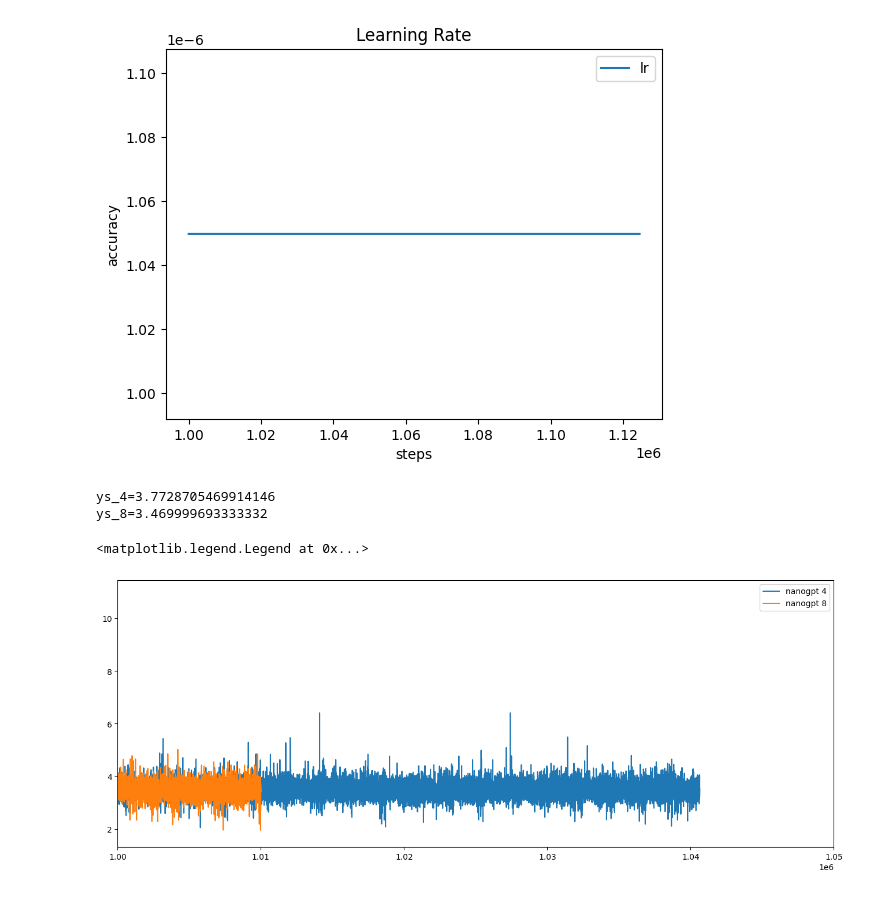
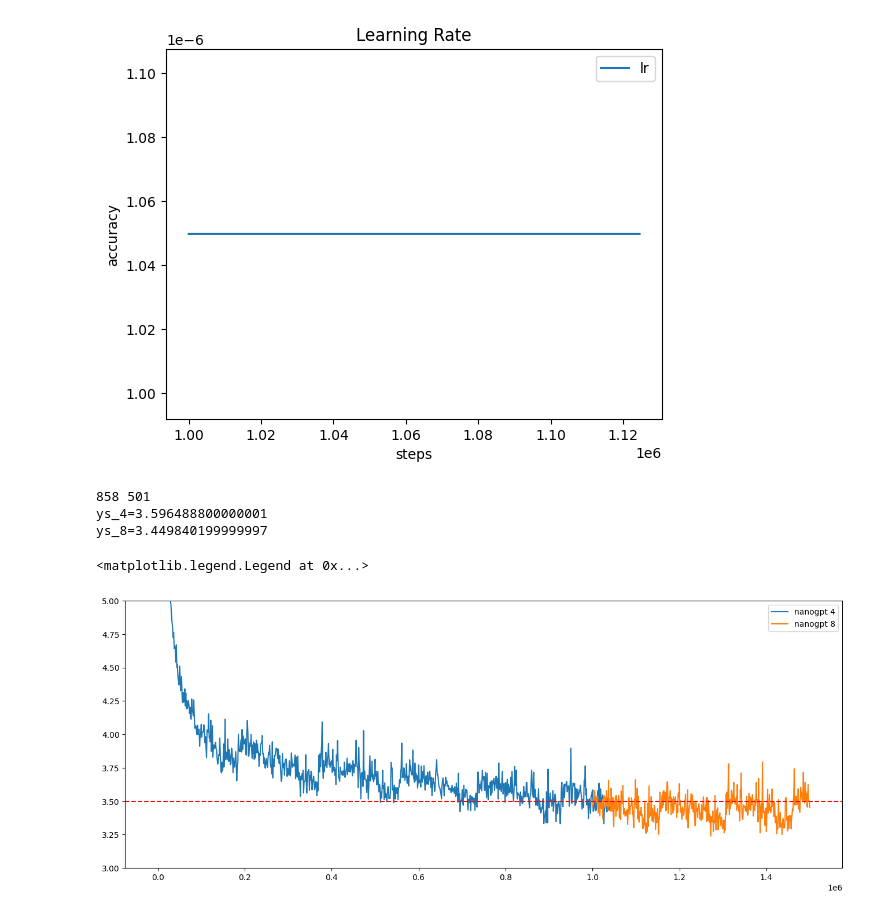
Before and after one commit to Nandkishore51999/decoder-only-transformer, a Jupyter notebook: gpt2_observations.ipynb, the cells around one changed output. Drawn from its saved outputs; the diff is of its cells as text; code cells hidden in the pictures.

```diff
--- a/gpt2_observations.ipynb
+++ b/gpt2_observations.ipynb
@@ -76,7 +77,7 @@ import matplotlib.pyplot as plt
 import numpy as np
 
 
-with open("log_1024_BlockSize_1220704_Steps_8_B_1024_T_tG2nwc/log.txt", "r") as f:
+with open("1222/log.txt", "r") as f:
     lines = f.readlines()
 streams = {}
 for line in lines:
@@ -89,14 +90,14 @@ for k, v in streams.items():
     xy = sorted(list(v.items()))
     streams_xy[k] = list(zip(*xy))
 
-xs_4, ys_4 = streams_xy["train"] # training loss
+xs_4, ys_4 = streams_xy["val"] # training loss
 ys_4 = np.array(ys_4)
-print(f"ys_4={sum(ys_4)/len(ys_4)}")
+# print(f"ys_4={sum(ys_4[10_000:])/10_000}")
 
 
 
 
-with open("log_ykxdKM/log.txt", "r") as f:
+with open("log_ZAPjKM/log.txt", "r") as f:
     lines = f.readlines()
 streams = {}
 for line in lines:
@@ -109,44 +110,48 @@ for k, v in streams.items():
     xy = sorted(list(v.items()))
     streams_xy[k] = list(zip(*xy))
 
-xs_8, ys_8 = streams_xy["train"] # training loss
+xs_8, ys_8 = streams_xy["val"] # training loss
 ys_8 = np.array(ys_8)
-print(f"ys_8={sum(ys_8[:6000])/6000}")
+# print(f"ys_8={sum(ys_8[10_000:])/10_000}")
 
 
 
 
 
 # with open("log_9KIPRz_1024_BlockSize_10000_Steps_12_B_1024_T/log.txt", "r") as f:
 #     lines = f.readlines()
 # streams = {}
 # for line in lines:
 #     step, stream, val = line.strip().split()
 #     if stream not in streams:
 #         streams[stream] = {}
 #     streams[stream][int(step)] = float(val)
 # streams_xy = {}
 # for k, v in streams.items():
 #     xy = sorted(list(v.items()))
 #     streams_xy[k] = list(zip(*xy))
 
 # xs_12, ys_12 = streams_xy["train"] # training loss
 # ys_12 = np.array(ys_12)
 # print(f"ys_12={sum(ys_12[:4000])/4000}")
 
-
+print(len(ys_4), len(ys_8))
+n = 500
+print(f"ys_4={sum(ys_4[-n:])/n}")
+print(f"ys_8={sum(ys_8[-n:])/n}")
 
 plt.figure(figsize=(16, 6))
 plt.plot(xs_4, ys_4, label=f'nanogpt 4')
 plt.plot(xs_8, ys_8, label=f'nanogpt 8')
 # plt.plot(xs_12, ys_12, label=f'nanogpt 12')
-plt.xlim(left=1000000, right=1050000)
+# plt.xlim(left=1000000, right=1050000)
+plt.ylim(top=5, bottom=3)
+plt.axhline(y=3.5, color='r', linestyle='--')
+
 plt.legend()
-
-
-# print(ys_4[9999], ys_8[6000], ys_12[4000])
 # %% [output]
-ys_4=3.7728705469914146
-ys_8=3.469999693333332
+858 501
+ys_4=3.596488800000001
+ys_8=3.449840199999997
 <matplotlib.legend.Legend at 0x...>
-[figure, old version]
+[figure, new version]
```
Also changed, not shown: parts of 1 cell of this notebook, 1 other file.
